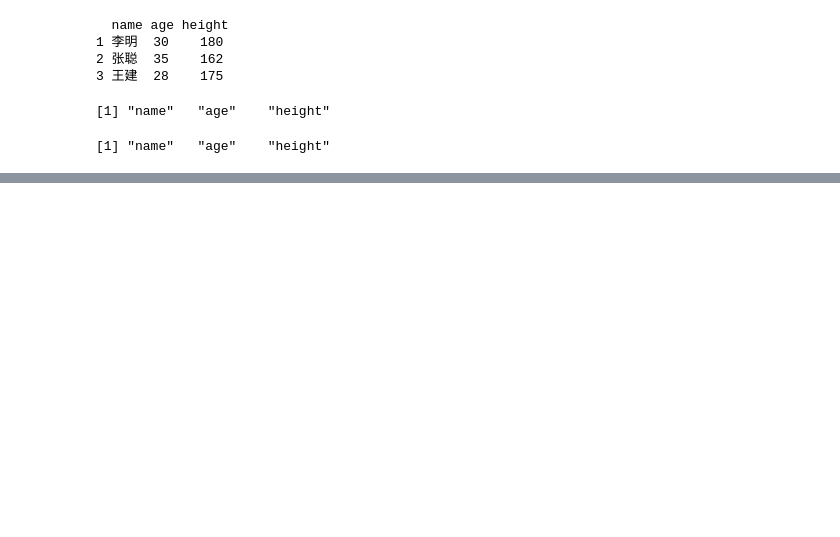
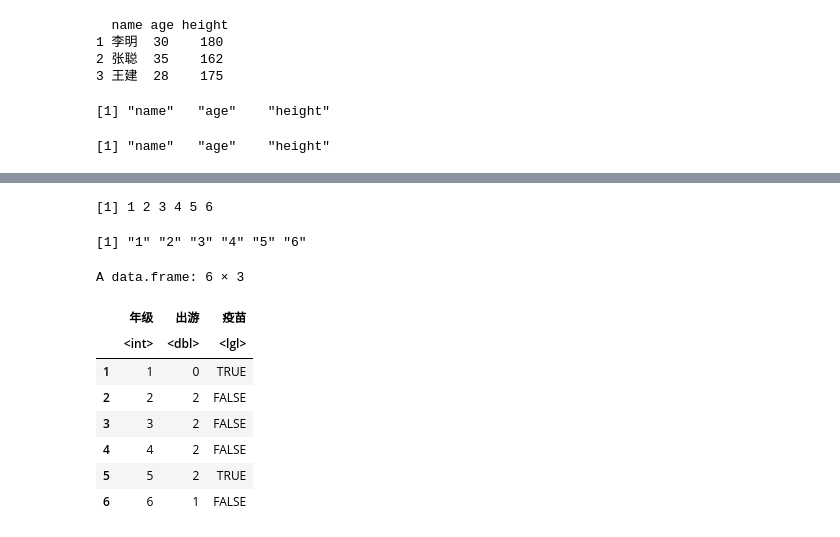
Before and after one commit to hsuhau/jupyter, a Jupyter notebook: R/13 数据框.ipynb, the cells around one changed output, grey strips where cells are left out. Cells and saved outputs as stored; diff of their text form; code cells hidden in the pictures; blank space fills up the shorter version.

```diff
--- a/R/13 数据框.ipynb
+++ b/R/13 数据框.ipynb
@@ -22,0 +52,7 @@ ERROR: Error in load(knitr): 找不到对象'knitr'
+# %%
+dm <- data.frame(
+    "年级" = 1:6,
+    "出游" = c(0, 2, 2, 2, 2, 1),
+    "疫苗" = c(TRUE, FALSE, FALSE, FALSE, TRUE, FALSE)
+)
+dm
@@ -22,0 +69,17 @@ ERROR: Error in load(knitr): 找不到对象'knitr'
+# %%
+dm[["年级"]]
+rownames(dm)
+rownames(dm) <- dm[["年级"]]
+dm
+# %% [output]
+[1] 1 2 3 4 5 6
+[1] "1" "2" "3" "4" "5" "6"
+A data.frame: 6 × 3
+|  | 年级 | 出游 | 疫苗 |
+|  | <int> | <dbl> | <lgl> |
+| 1 | 1 | 0 | TRUE |
+| 2 | 2 | 2 | FALSE |
+| 3 | 3 | 2 | FALSE |
+| 4 | 4 | 2 | FALSE |
+| 5 | 5 | 2 | TRUE |
+| 6 | 6 | 1 | FALSE |
```
Also changed, not shown: parts of 31 cells of this notebook, 4 other files.
